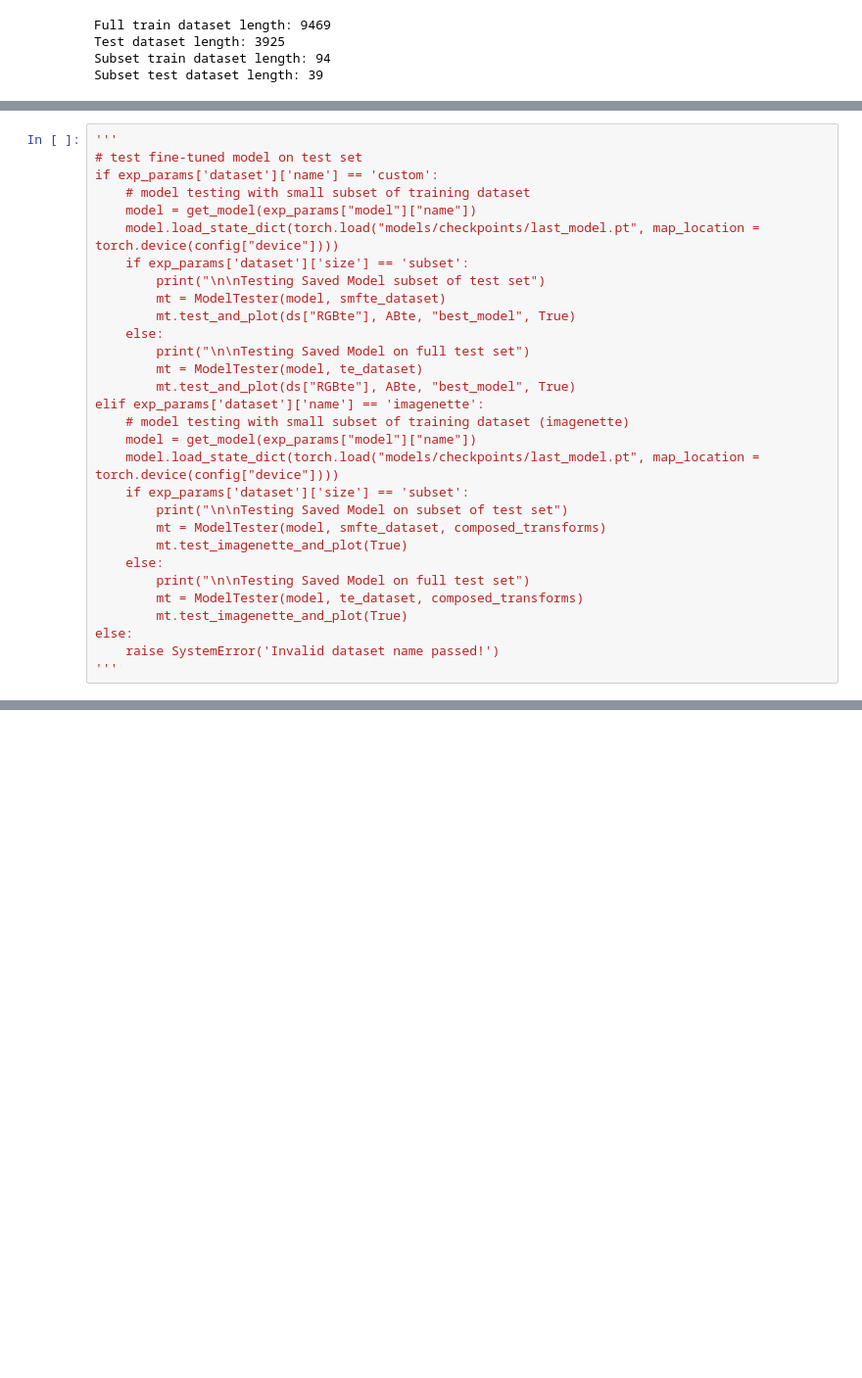
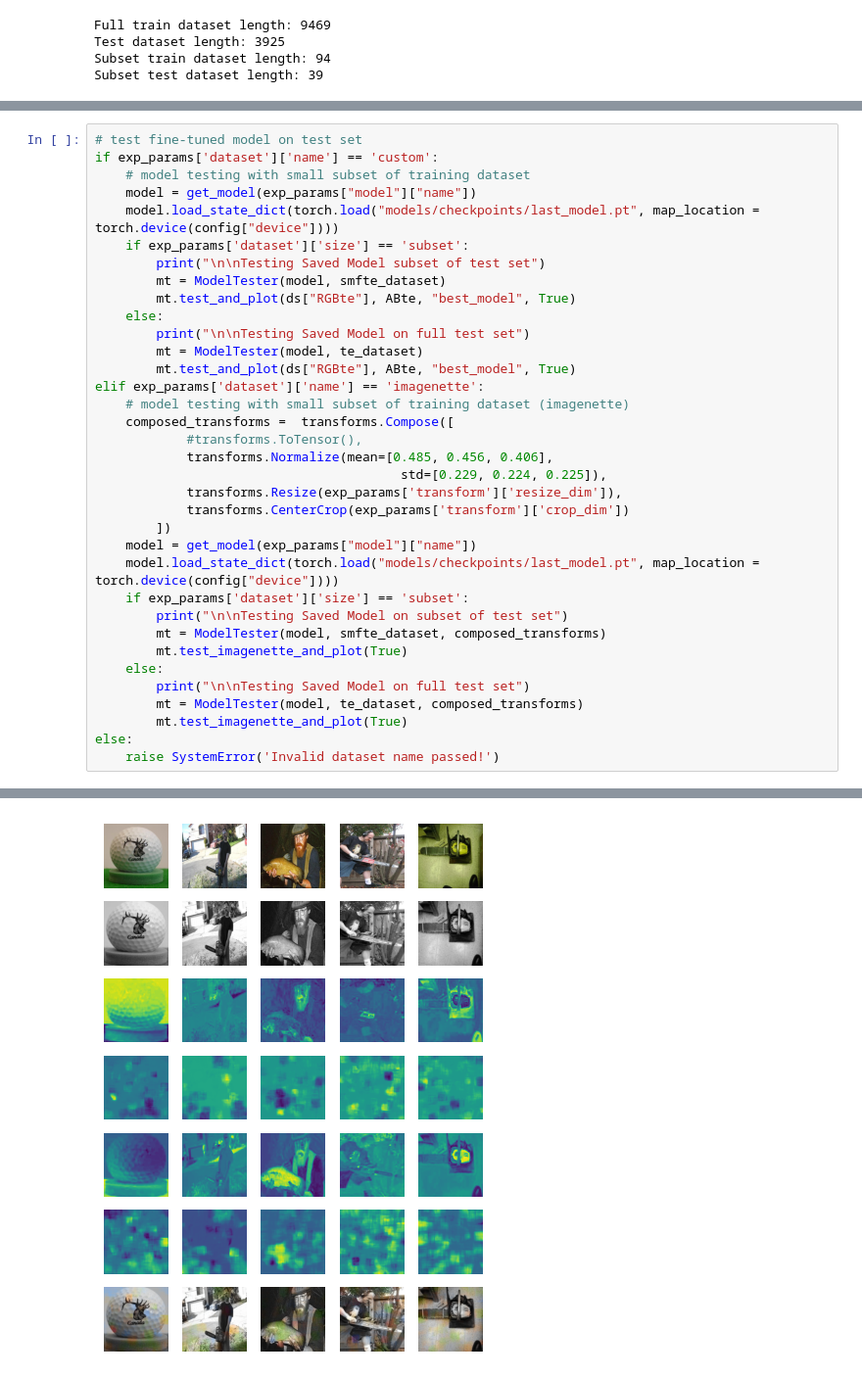
Before and after one commit to VinitraMk/Image-Colorization, a Jupyter notebook: Index.ipynb, the cells around one changed output, grey strips where cells are left out. Shown: that part at 98% size. Drawn from its saved outputs; the diff is of its cells as text; blank space fills up the shorter version.

```diff
--- a/Index.ipynb
+++ b/Index.ipynb
@@ -227,5 +237,4 @@ else:
 # %%
-'''
 # test fine-tuned model on test set
 if exp_params['dataset']['name'] == 'custom':
     # model testing with small subset of training dataset
@@ -241,6 +250,13 @@ if exp_params['dataset']['name'] == 'custom':
         mt.test_and_plot(ds["RGBte"], ABte, "best_model", True)
 elif exp_params['dataset']['name'] == 'imagenette':
     # model testing with small subset of training dataset (imagenette)
+    composed_transforms =  transforms.Compose([
+            #transforms.ToTensor(),
+            transforms.Normalize(mean=[0.485, 0.456, 0.406],
+                                        std=[0.229, 0.224, 0.225]),
+            transforms.Resize(exp_params['transform']['resize_dim']),
+            transforms.CenterCrop(exp_params['transform']['crop_dim'])
+        ])
     model = get_model(exp_params["model"]["name"])
     model.load_state_dict(torch.load("models/checkpoints/last_model.pt", map_location = torch.device(config["device"])))
     if exp_params['dataset']['size'] == 'subset':
@@ -253,4 +269,4 @@ elif exp_params['dataset']['name'] == 'imagenette':
         mt.test_imagenette_and_plot(True)
 else:
     raise SystemError('Invalid dataset name passed!')
-'''
+# %% [output]
@@ -256,0 +275 @@ else:
+[figure, added]
```
Also changed, not shown: parts of 4 cells of this notebook, 2 other files.
